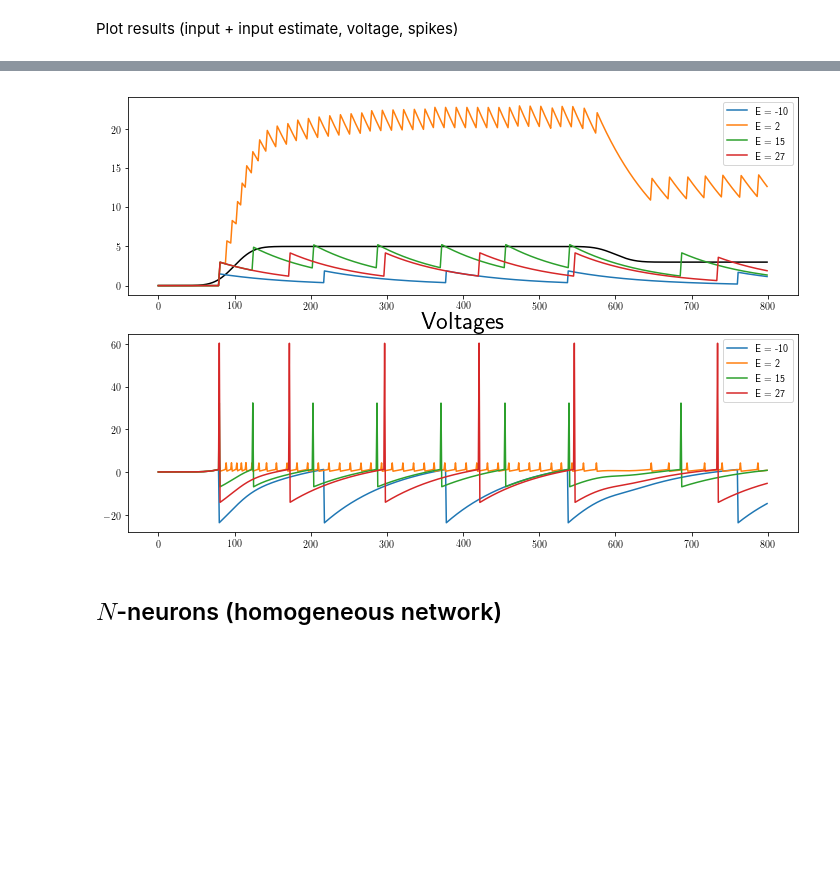
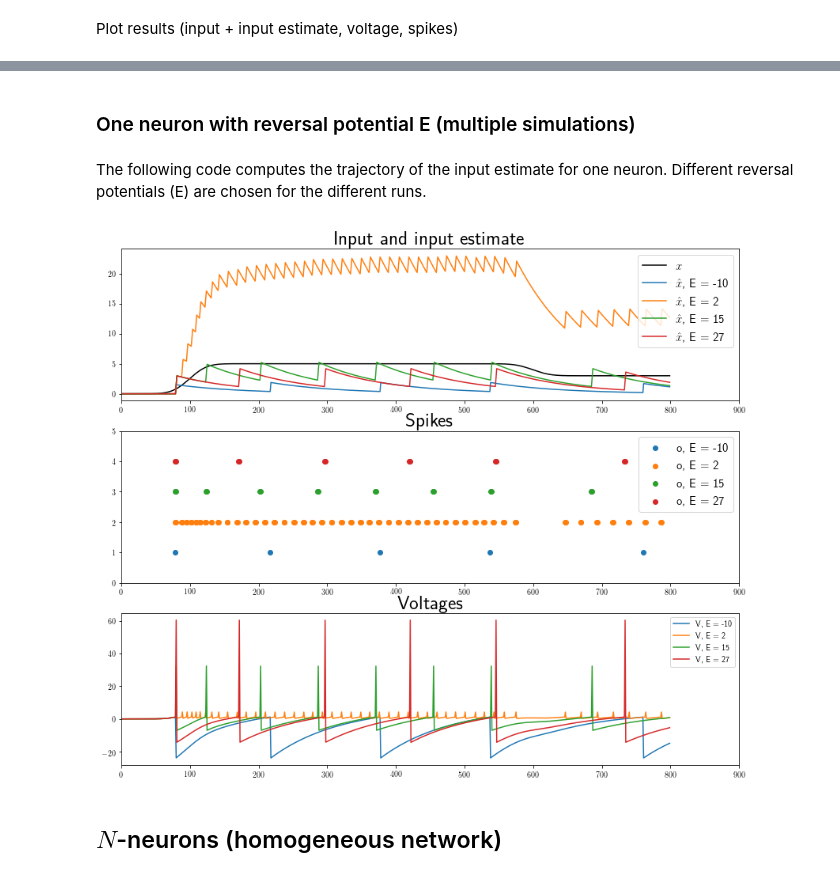
Before and after one commit to ABra1993/LisbonLab, a Jupyter notebook: Conductance_SNN.ipynb, the cells around one changed output, grey strips where cells are left out. Cells and saved outputs as stored; diff of their text form; code cells hidden in the pictures; blank space fills up the shorter version.

```diff
--- a/Conductance_SNN.ipynb
+++ b/Conductance_SNN.ipynb
@@ -72,12 +108,12 @@ def run_single(E):
         x_est[t] = x_est[t - 1] + dt * dxestdt
 
         # update voltage
-        dVdt = -voltage[t - 1] + gamma * c[t - 1] - o[t - 1] * (voltage[t - 1] - E) * (gamma ** 2)
+        dVdt = -voltage[t - 1] + gamma * c[t - 1] - (gamma ** 2) * o[t - 1] * (voltage[t - 1] - E)
         voltage[t] = voltage[t - 1] + dt * dVdt
 
         # spike when voltage exceeds threshold
         if voltage[t] > T:
-            o[t] = 1/dt
+            o[t] = 1/dt #* np.abs(voltage[t] - E_e)
 
             # save spike times
             spike.append(1)
@@ -130,0 +182,14 @@ plot_single()
+# %%
+dVdt = []
+c = 5
+
+voltage = np.arange(-10, 10, 0.1)
+for v in range(len(voltage)):
+    temp = -voltage[v] + gamma * c - (gamma ** 2) * (voltage[v] - E)
+
+    dVdt.append(temp)
+
+pl.plot(voltage, dVdt)
+pl.plot(voltage, voltage * 0, 'k', alpha=0.5)
+pl.xlabel('V')
+pl.ylabel('dVdt')
@@ -131,33 +199,53 @@ plot_single()
+# %% [markdown]
+### One neuron with reversal potential E (multiple simulations)
+# %% [markdown]
+The following code computes the trajectory of the input estimate for one neuron. Different reversal potentials (E) are chosen for the different runs.
 # %%
 # range
 lines = 4
 E = np.linspace(-10, 40, lines + 1)
 
 # time signal
 x,c = TVS_single()
 
 # initiate plots
-pl.subplots(2, 1, figsize=(12, 8))
+plots = 3
+pl.subplots(plots, 1, figsize=(14, 12))
 
 # plot input and input estimate
-pl.subplot(2, 1, 1)
-pl.plot(x, 'k')
+pl.subplot(plots, 1, 1)
+pl.plot(x, 'k', label=r'$x$')
+pl.title('Input and input estimate', fontsize=25)
+pl.xlim(0, iterations + 100)
 for i in range(lines):
     t, x_est, o, voltage, T, spike, t_spike = initialize_params_single(dt, iterations, gamma)
     run_single(E[i])
-    pl.plot(x_est, label="E = %i" %E[i])
-    pl.legend()
+    pl.plot(x_est, label=r'$\hat{x}$, E = %i' %E[i])
+    pl.legend(fontsize=15)
 
-# plot voltages
-pl.subplot(2, 1, 2)
-pl.title('Voltages', fontsize=25)
+# plot spike times
+pl.subplot(plots, 1, 2)
+pl.title('Spikes', fontsize=25)
+pl.ylim(0, i + 2)
+pl.xlim(0, iterations + 100)
 for i in range(lines):
     t, x_est, o, voltage, T, spike, t_spike = initialize_params_single(dt, iterations, gamma)
     run_single(E[i])
-    pl.plot(voltage, label="E = %i" %E[i])
+    spike_train = multiplylist(spike, i + 1)
+    pl.scatter(t_spike, spike_train, label='o, E = %i' %E[i])
+    pl.legend(fontsize=15)
+
+# plot voltages
+pl.subplot(plots, 1, 3)
+pl.title('Voltages', fontsize=25)
+pl.xlim(0, iterations + 100)
+for i in range(lines):
+    t, x_est, o, voltage, T, spike, t_spike = initialize_params_single(dt, iterations, gamma)
+    run_single(E[i])
+    pl.plot(voltage, label="V, E = %i" %E[i])
     pl.legend()
 # %% [output]
-[figure, old version]
+[figure, new version]
 # %% [markdown]
 ## $\textit{N}$-neurons (homogeneous network)
 # %% [markdown]
```
Also changed, not shown: parts of 34 cells of this notebook, 4 other files.
